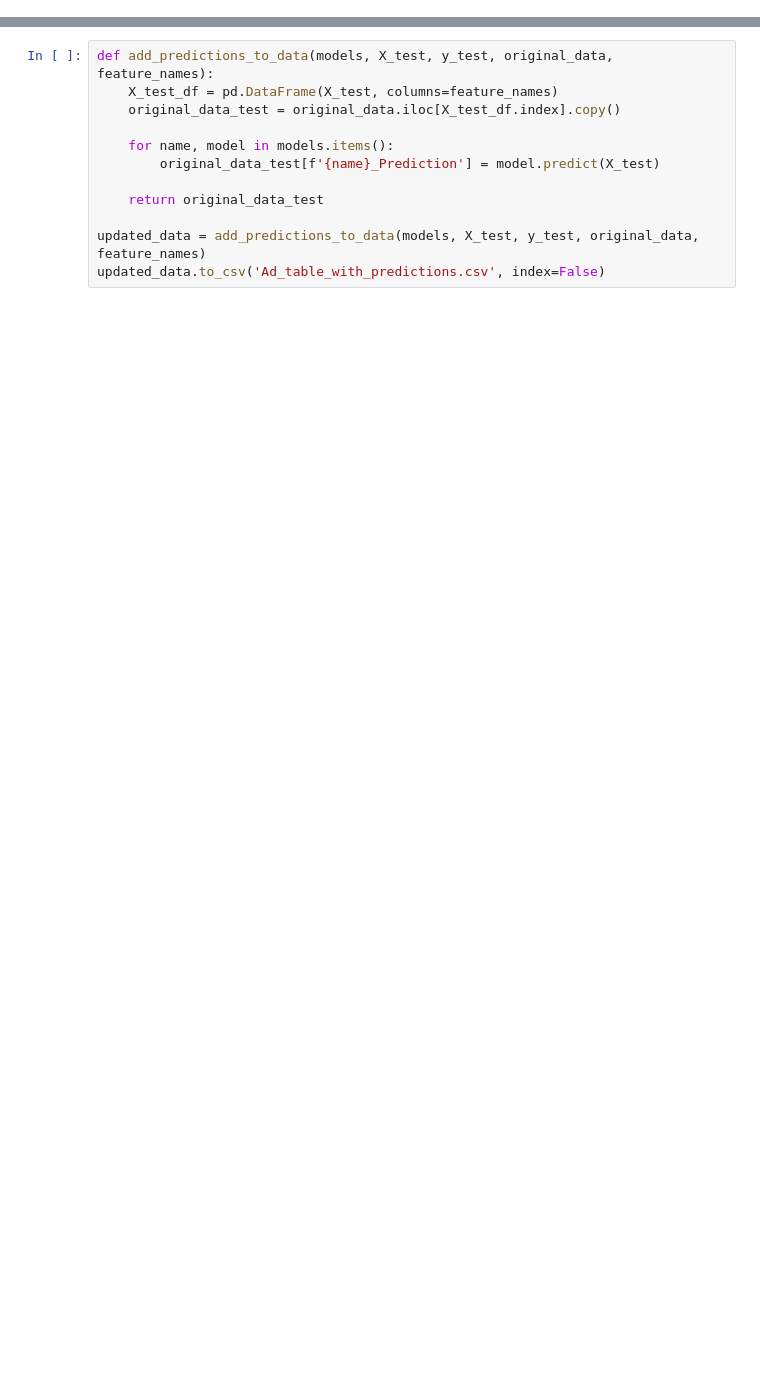
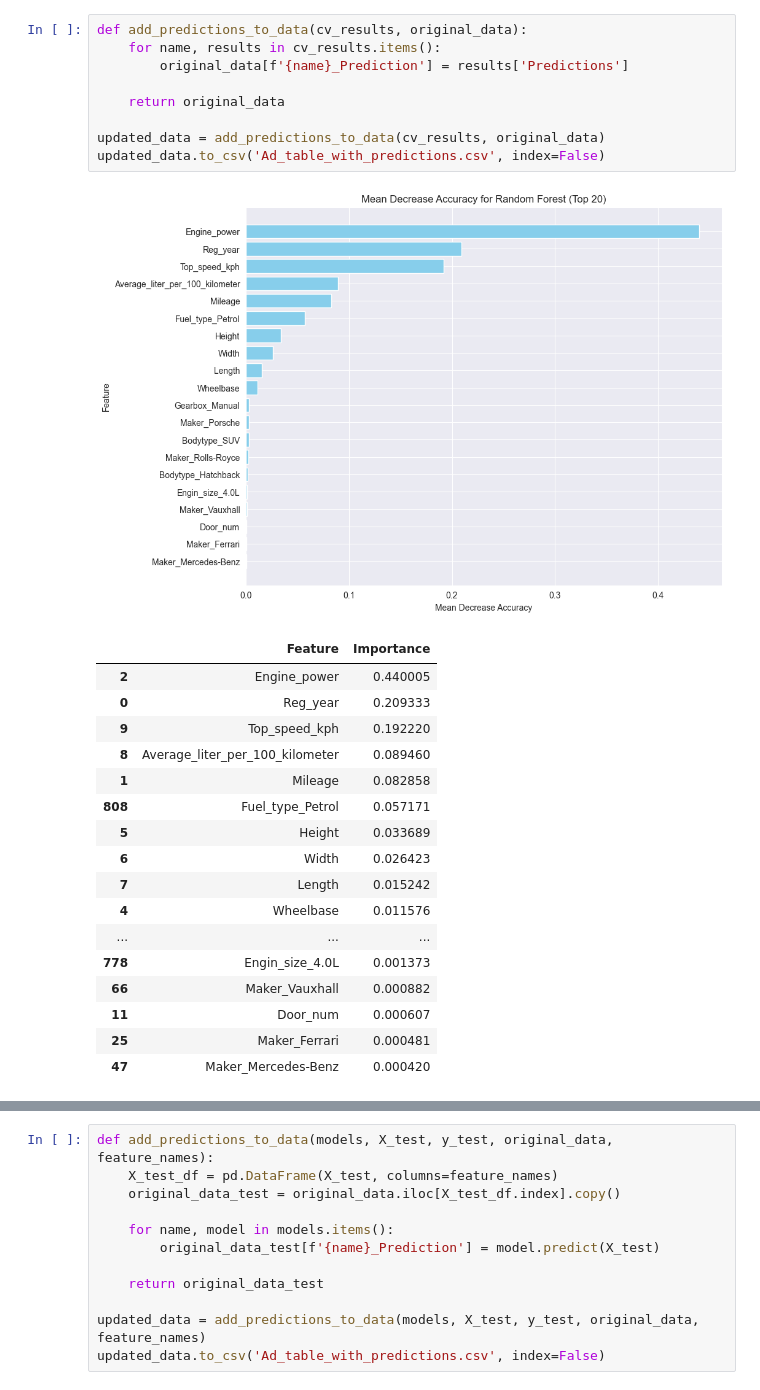
Before and after one commit to Marcel2511/DataSciencePortfolioFinal, a Jupyter notebook: regressionModel.ipynb, the cells around one changed output, grey strips where cells are left out. Saved outputs shown, nothing was run; the diff lists cells and outputs as text; blank space fills up the shorter version.

```diff
--- a/regressionModel.ipynb
+++ b/regressionModel.ipynb
@@ -123,0 +226,28 @@ plot_residuals(models, X_test, y_test)
+# %%
+def add_predictions_to_data(cv_results, original_data):
+    for name, results in cv_results.items():
+        original_data[f'{name}_Prediction'] = results['Predictions']
+
+    return original_data
+
+updated_data = add_predictions_to_data(cv_results, original_data)
+updated_data.to_csv('Ad_table_with_predictions.csv', index=False)
+# %% [output]
+[figure, added]
+|  | Feature | Importance |
+| 2 | Engine_power | 0.440005 |
+| 0 | Reg_year | 0.209333 |
+| 9 | Top_speed_kph | 0.192220 |
+| 8 | Average_liter_per_100_kilometer | 0.089460 |
+| 1 | Mileage | 0.082858 |
+| 808 | Fuel_type_Petrol | 0.057171 |
+| 5 | Height | 0.033689 |
+| 6 | Width | 0.026423 |
+| 7 | Length | 0.015242 |
+| 4 | Wheelbase | 0.011576 |
+| ... | ... | ... |
+| 778 | Engin_size_4.0L | 0.001373 |
+| 66 | Maker_Vauxhall | 0.000882 |
+| 11 | Door_num | 0.000607 |
+| 25 | Maker_Ferrari | 0.000481 |
+| 47 | Maker_Mercedes-Benz | 0.000420 |
```
Also changed, not shown: parts of 7 cells of this notebook, 8 other files.
